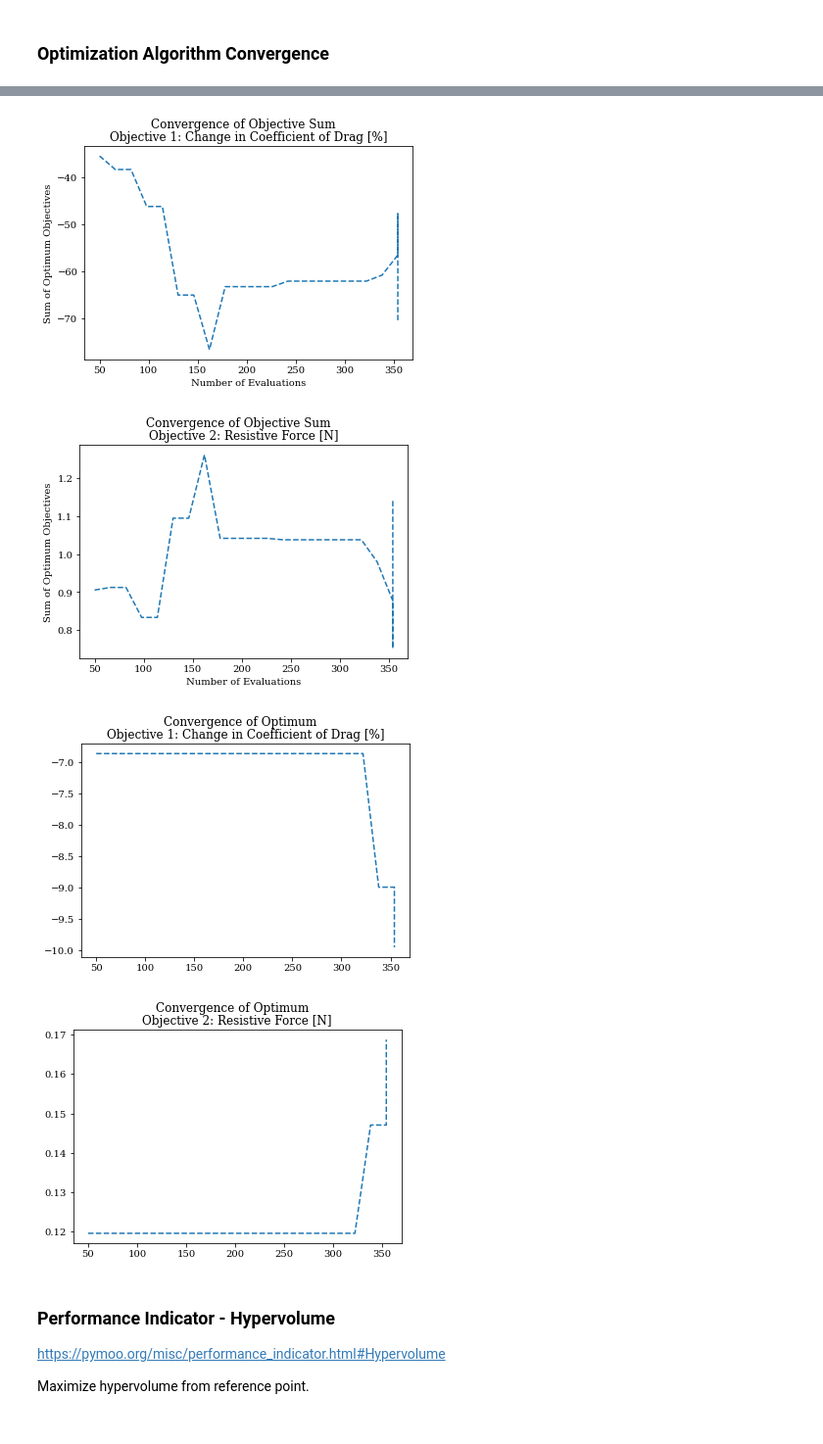
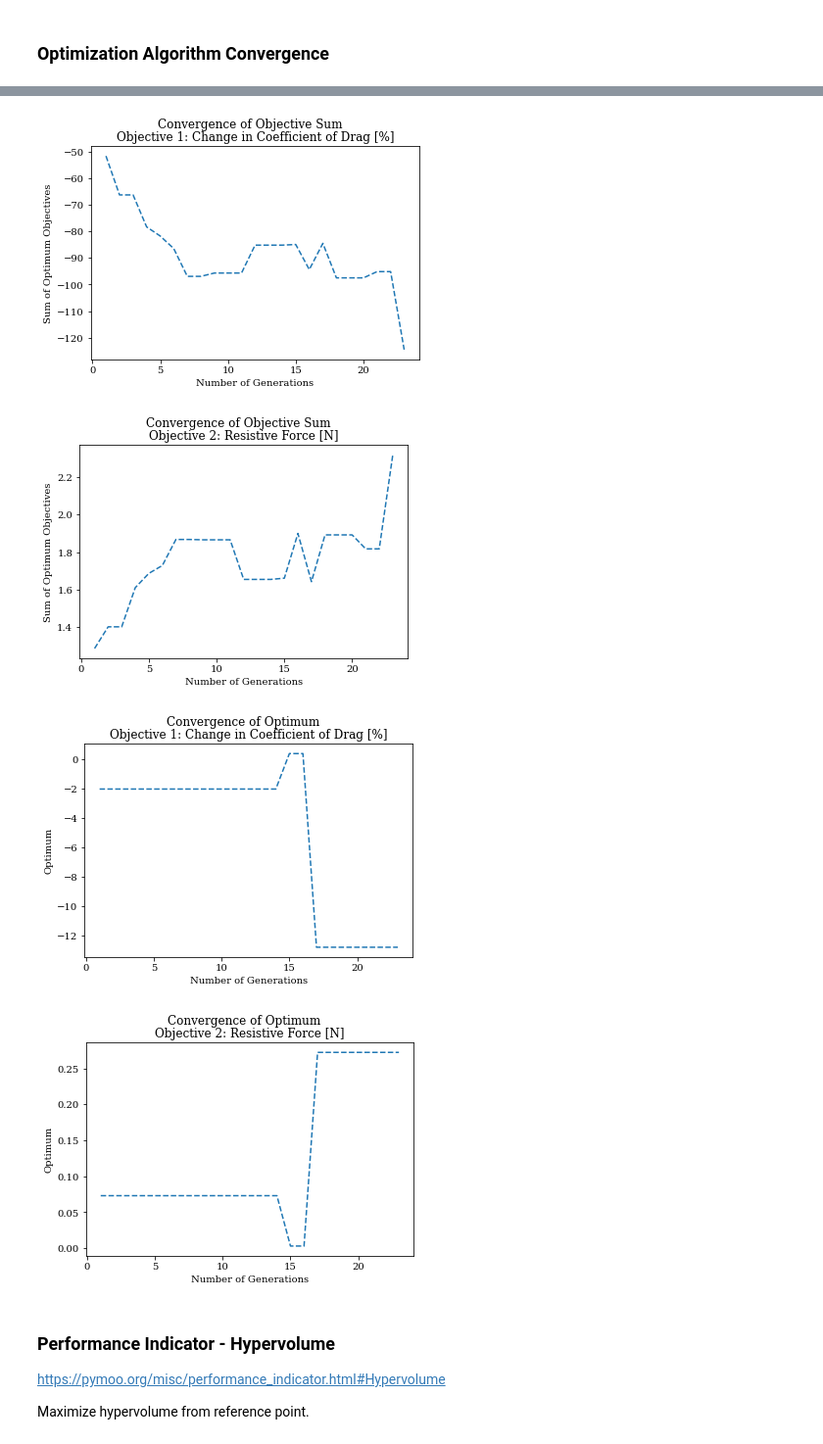
Before and after one commit to gmclove/pymooCFD, a Jupyter notebook: optPostProc.ipynb, the cells around one changed output, grey strips where cells are left out. Shown at 98% size. Cells and saved outputs as stored; diff of their text form; code cells hidden in the pictures.

```diff
--- a/optPostProc.ipynb
+++ b/optPostProc.ipynb
@@ -773,5 +461,5 @@ print(optStudy.algorithm.history[0].pop)
 # %%
 # optStudy.plotDir = os.path.join(optStudy.optDatDir, 'plots')
 # os.mkdir(optStudy.plotDir)
-optStudy.BaseCase.var_labels = ['Number of Tasks', 'Number of CPUs per Task']
-print(optStudy.BaseCase.var_labels)
+# optStudy.BaseCase.var_labels = ['Number of Tasks', 'Number of CPUs per Task']
+# print(optStudy.BaseCase.var_labels)
@@ -962,8 +658,8 @@ Number of Evaluations: [ 50  66  82  98 114 130 146 162 178 194 210 226 242 258
 # %%
 opt_avg = []
-for h in hist:
+for h in optStudy.algorithm.history:
     F_opt = np.array([o.F for o in h.opt])
     F_avg = np.mean(F_opt, axis=0)
-    print(F_avg)
+    #print(F_avg)
     opt_avg.append(F_avg)
 opt_avg = np.array(opt_avg)
@@ -988,12 +666,14 @@ opt_avg = np.array(opt_avg)
 # %%
+n_gen = [alg.n_gen for alg in optStudy.algorithm.history]
 for obj_i in range(optStudy.BaseCase.n_obj):
 #     print(opt_sum)
     opt_obj = opt_avg[:,obj_i]
 #     print(opt_obj)
     plt.suptitle('Convergence of Objective Mean')
     plt.title(f'Objective {obj_i+1}: {obj_labels[obj_i]}')
-    plt.plot(n_evals, opt_obj, "--")
-    plt.xlabel('Number of Evaluations')
+#     plt.plot(n_evals, opt_obj, "--")
+    plt.plot(n_gen, opt_obj, "--")
+    plt.xlabel('Number of Generations')
     plt.ylabel('Mean of Optimum Objectives')
 #     plt.yscale("log")
     plt.savefig(os.path.join(optStudy.plotDir, f'convergence-obj{obj_i}')) #_{obj_labels[obj_i]}'))
@@ -1020,18 +701,20 @@ Optimum minimum length: 10
 # %%
+n_gen = [alg.n_gen for alg in optStudy.algorithm.history]
 for obj_i in range(optStudy.BaseCase.n_obj):
 #     print(opt_sum)
     opt_obj = opt_sum[:,obj_i]
 #     print(opt_obj)
     plt.suptitle('Convergence of Objective Sum')
     plt.title(f'Objective {obj_i+1}: {obj_labels[obj_i]}')
-    plt.plot(n_evals, opt_obj, "--")
-    plt.xlabel('Number of Evaluations')
+#     plt.plot(n_evals, opt_obj, "--")
+    plt.plot(n_gen, opt_obj, "--")
+    plt.xlabel('Number of Generations')
     plt.ylabel('Sum of Optimum Objectives')
 #     plt.yscale("log")
     plt.savefig(os.path.join(optStudy.plotDir, f'convergence-obj{obj_i}')) #_{obj_labels[obj_i]}'))
     plt.show()
 # %% [output]
-[figure, old version]
+[figure, new version]
-[figure, old version]
+[figure, new version]
 # %%
 hist = optStudy.algorithm.history
@@ -1039,16 +721,21 @@ opt = np.array([e.opt[0].F for e in hist])
 # %%
+opt = np.array([e.opt[0].F for e in hist])
+n_gen = [alg.n_gen for alg in optStudy.algorithm.history]
 for obj_i in range(len(opt[0])):
     opt_obj = opt[:,obj_i]
 #     print(opt_obj)
     plt.suptitle('Convergence of Optimum')
     plt.title(f'Objective {obj_i+1}: {obj_labels[obj_i]}')
-    plt.plot(n_evals, opt_obj, "--")
+#     plt.plot(n_evals, opt_obj, "--")
+    plt.plot(n_gen, opt_obj, "--")
+    plt.xlabel('Number of Generations')
+    plt.ylabel('Optimum')
 #     plt.yscale("log")
     plt.savefig(os.path.join(optStudy.plotDir, f'convergence-obj{obj_i}')) #_{obj_labels[obj_i]}'))
     plt.show()
 # %% [output]
-[figure, old version]
+[figure, new version]
-[figure, old version]
+[figure, new version]
 # %% [markdown]
 ### Performance Indicator - Hypervolume
 https://pymoo.org/misc/performance_indicator.html#Hypervolume
```
Also changed, not shown: parts of 74 cells of this notebook.
